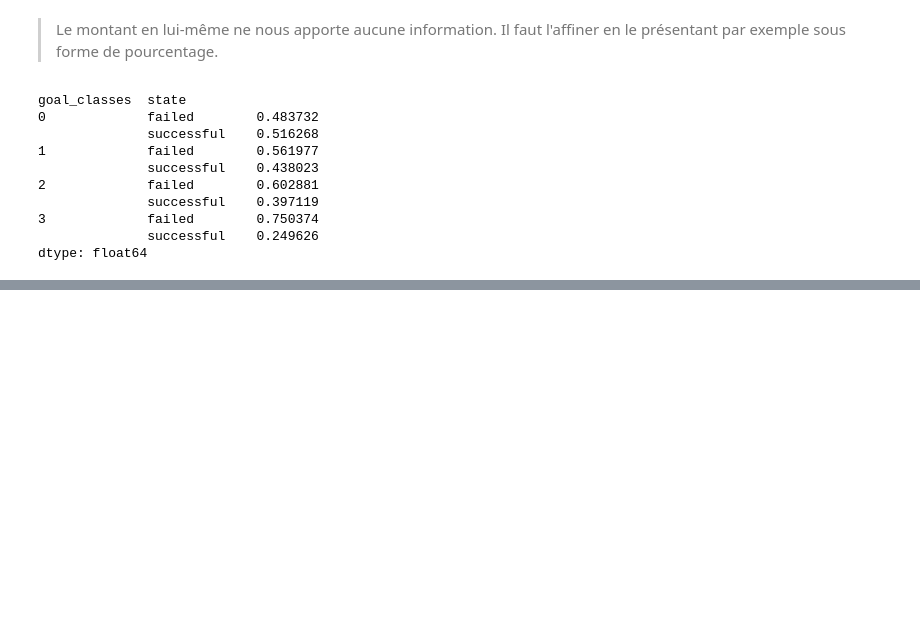
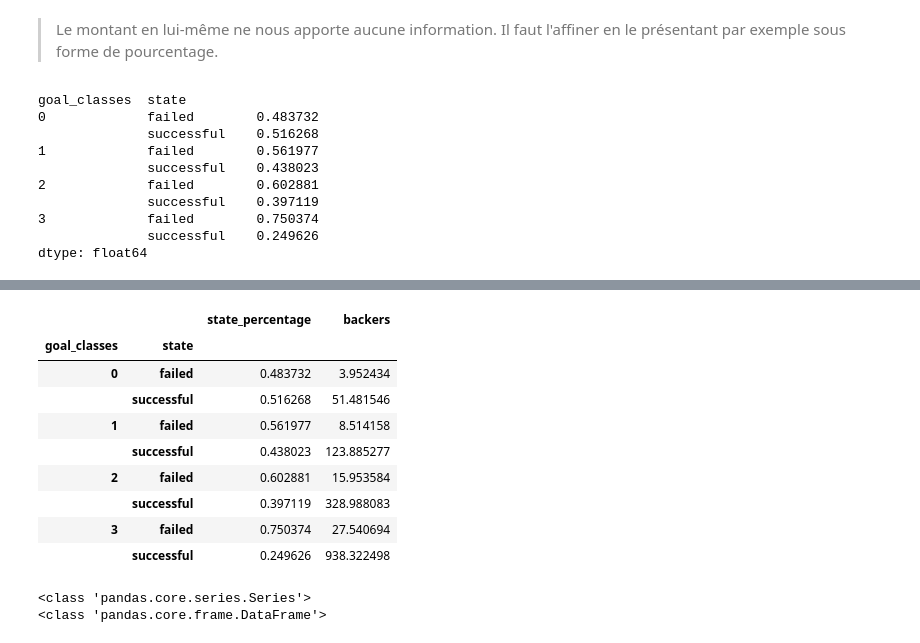
Before and after one commit to 0Jay03/Apprentissage-Python, a Jupyter notebook: EDA pc.ipynb, the cells around one changed output, grey strips where cells are left out. Cells and saved outputs as stored; diff of their text form; code cells hidden in the pictures; blank space fills up the shorter version.

```diff
--- a/EDA pc.ipynb
+++ b/EDA pc.ipynb
@@ -539,0 +547,4 @@ dtype: float64
+# %%
+# On remarque que la proba
+backers_summary = data.groupby(['goal_classes', 'state']).agg({'backers': 'mean'})
+backers_summary
@@ -539,0 +562,26 @@ dtype: float64
+# %%
+# pour le quantile de 0 on remarque que les prejets qui ont echoué ont recu moins de soutient par rapport aux projets qui ont reussi et au fur et a mesure par quantile.
+# On veut coller les deux dt on a :
+pd.merge(
+    state_summary.rename('state_percentage'),  # Sans mettre .rename() on obtine tune erreur car statesum est une serie et  et backsum nont  est un df
+    backers_summary,
+    left_index=True,
+    right_index=True
+)
+# %% [output]
+|  |  | state_percentage | backers |
+| goal_classes | state |  |  |
+| 0 | failed | 0.483732 | 3.952434 |
+|  | successful | 0.516268 | 51.481546 |
+| 1 | failed | 0.561977 | 8.514158 |
+|  | successful | 0.438023 | 123.885277 |
+| 2 | failed | 0.602881 | 15.953584 |
+|  | successful | 0.397119 | 328.988083 |
+| 3 | failed | 0.750374 | 27.540694 |
+|  | successful | 0.249626 | 938.322498 |
+# %%
+print(type(state_summary))
+print(type(backers_summary))
+# %% [output]
+<class 'pandas.core.series.Series'>
+<class 'pandas.core.frame.DataFrame'>
```
Also changed, not shown: parts of 44 cells of this notebook, 1 other file.
